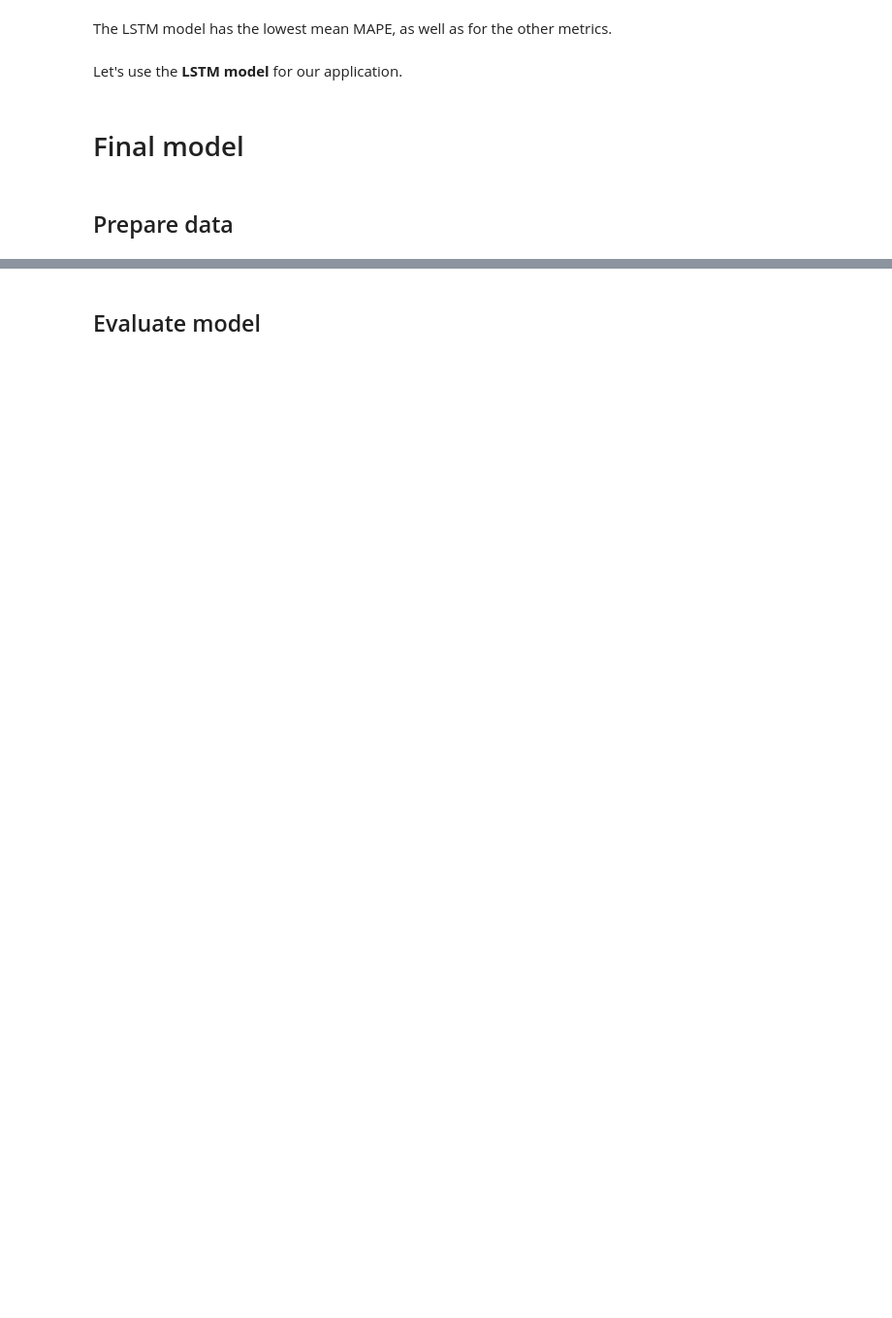
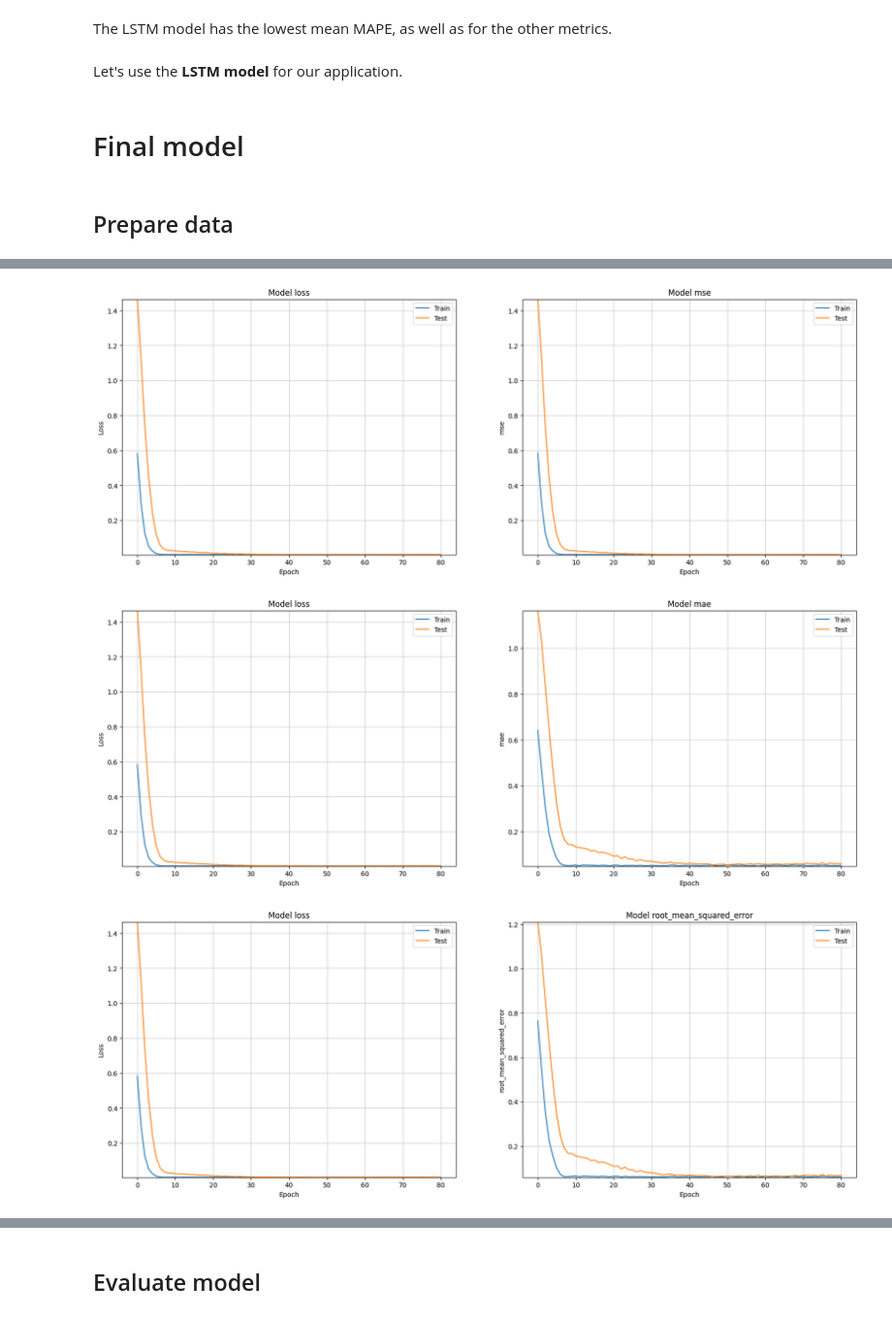
Before and after one commit to thcarole1/Carbon_Dioxide_Levels_in_Atmosphere, a Jupyter notebook: notebooks/Carbon dioxide levels prediction_Final_test.ipynb, the cells around one changed output, grey strips where cells are left out. Shown at 97% size. Saved outputs shown, nothing was run; the diff lists cells and outputs as text; code cells hidden in the pictures; blank space fills up the shorter version.

```diff
--- a/notebooks/Carbon dioxide levels prediction_Final_test.ipynb
+++ b/notebooks/Carbon dioxide levels prediction_Final_test.ipynb
@@ -1231,7 +1231,7 @@ Let's use the **LSTM model** for our application.
 window = 1
 feature = 1
 # %%
-train, test = get_split_data(co2_levels, train_size = 0.9)
+train, test = get_split_data(co2_levels, train_size = 0.85)
 # %%
 # # Next up we need to split into a train and test set (we'll do an 80:20 split).
 # # Let's keep the last 20% of the values out for testing purposes
@@ -1308,14 +1326,12 @@ def plot_loss_metric(history, metric, title=None):
     if title:
         fig.suptitle(title)
 # %%
-# Visualization of history
-plot_loss_metric(history, 'mse')
+metrics = ['mse', 'mae', 'root_mean_squared_error','mean_absolute_percentage_error']
 
-# Visualization of history
-plot_loss_metric(history, 'mae')
-
-# Visualization of history
-plot_loss_metric(history, 'root_mean_squared_error')
-
-# Visualization of history
-plot_loss_metric(history, 'mean_absolute_percentage_error')
+for metric in metrics:
+    # Visualization of history
+    plot_loss_metric(history, metric)
+# %% [output]
+[figure, added]
+[figure, added]
+[figure, added]
```
Also changed, not shown: parts of 17 cells of this notebook.
